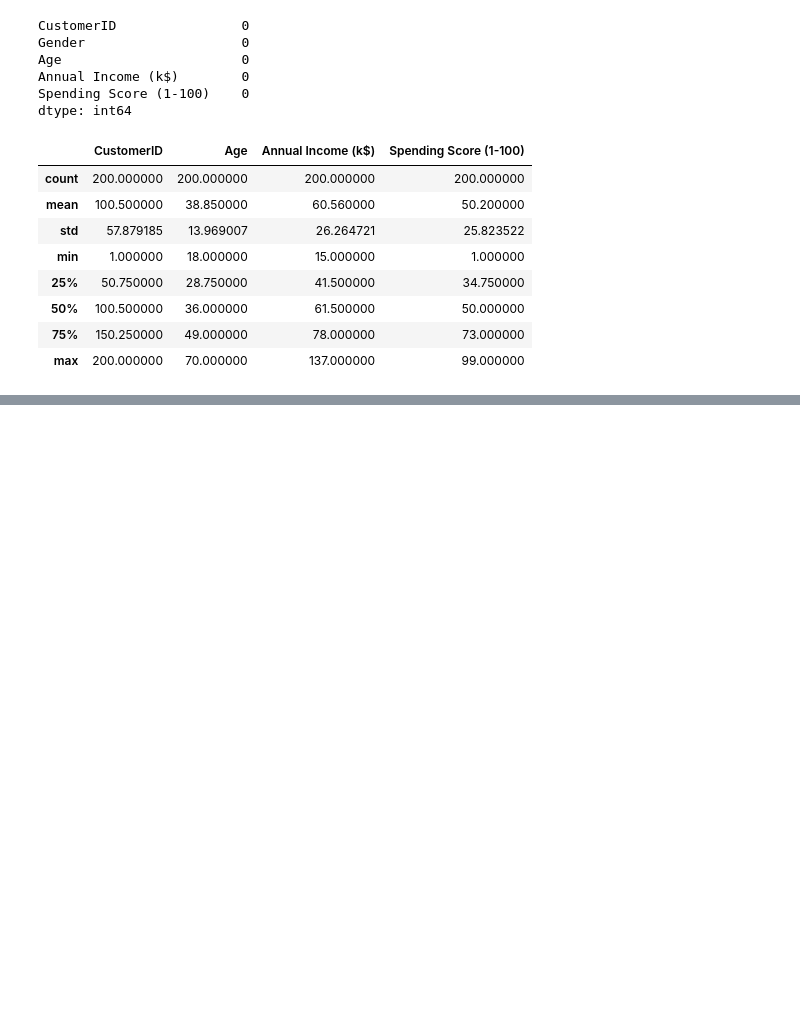
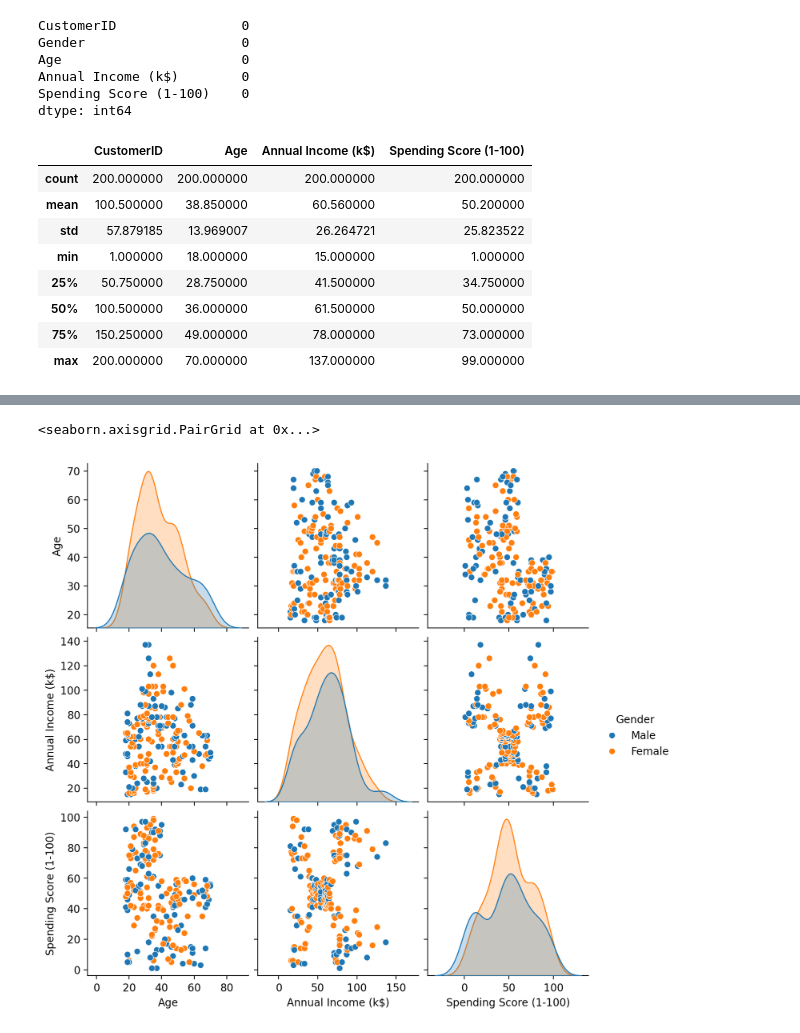
Before and after one commit to beniamine3155/Machine_Learning_AtoZ, a Jupyter notebook: 15_KMeans_Clustering/kmeans_clustering.ipynb, the cells around one changed output, grey strips where cells are left out. Cells and saved outputs as stored; diff of their text form; code cells hidden in the pictures; blank space fills up the shorter version.

```diff
--- a/15_KMeans_Clustering/kmeans_clustering.ipynb
+++ b/15_KMeans_Clustering/kmeans_clustering.ipynb
@@ -66,0 +85,5 @@ df.describe()
+# %%
+sns.pairplot(df.iloc[:, 1:], hue='Gender')
+# %% [output]
+<seaborn.axisgrid.PairGrid at 0x...>
+[figure, added]
```
Also changed, not shown: parts of 4 cells of this notebook.
